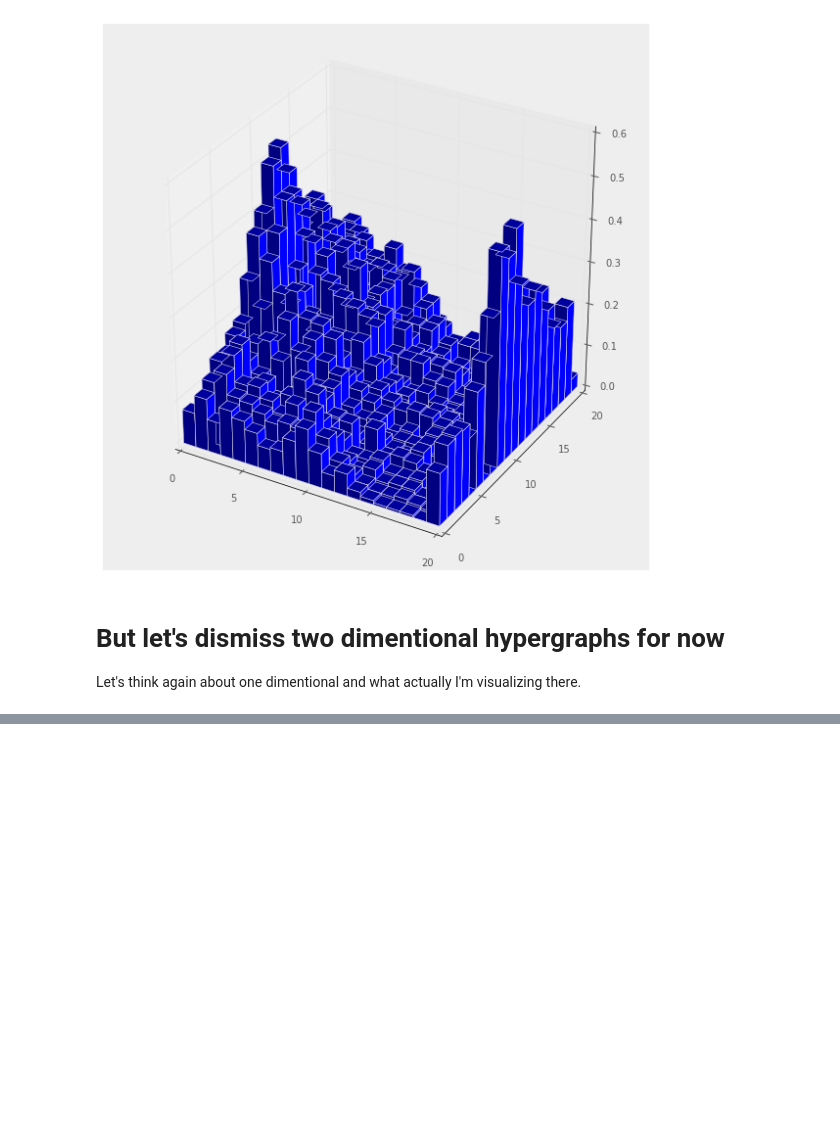
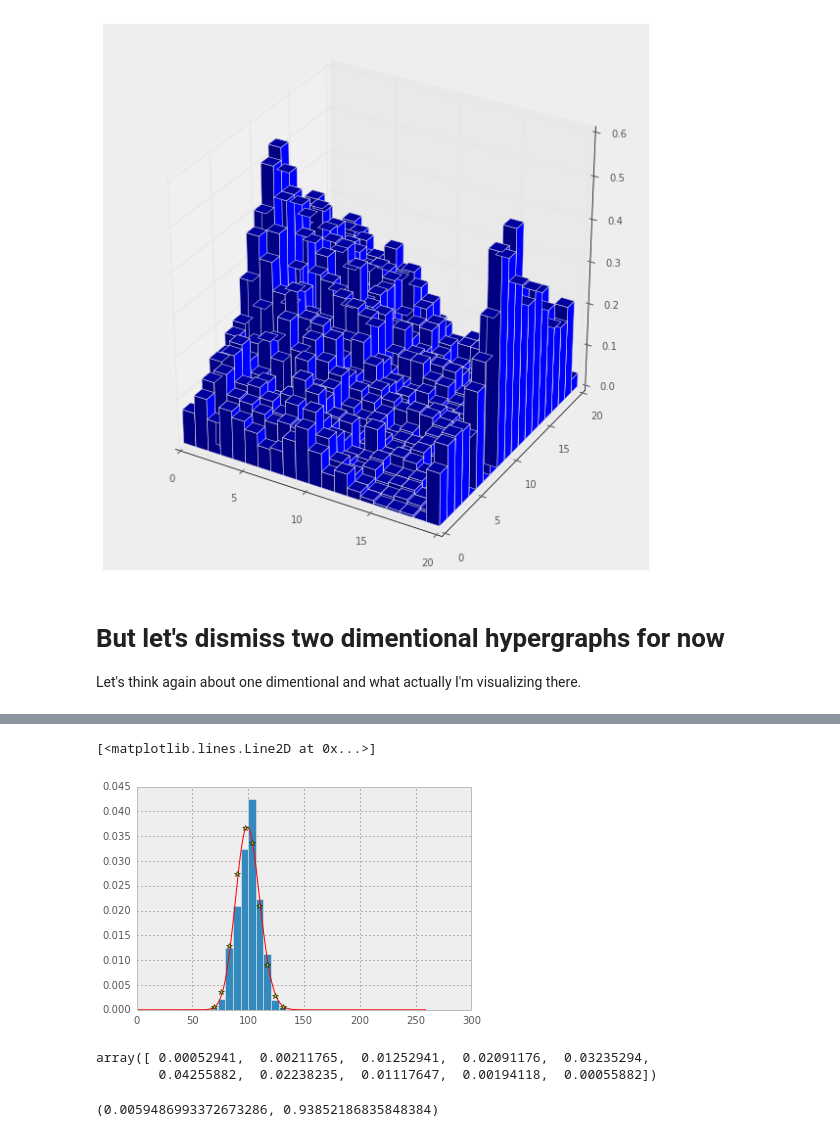
Before and after one commit to ilonajulczuk/hypergraph, a Jupyter notebook: notebooks/Random Walks.ipynb, the cells around one changed output, grey strips where cells are left out. Saved outputs shown, nothing was run; the diff lists cells and outputs as text; code cells hidden in the pictures; blank space fills up the shorter version.

Commit message:
Fiting and measuring fit of discrete distributions

```diff
--- a/notebooks/Random Walks.ipynb
+++ b/notebooks/Random Walks.ipynb
@@ -547,25 +546,0 @@ all_ys = print_random_walks()
-# %%
-from scipy.stats import binom
-from numpy import linspace
-from pylab import plot,show,hist,figure,title
-
-# picking 150 of from a normal distrubution
-# with mean 0 and standard deviation 1
-n = 150
-p = 0.5
-samp = binom.rvs(n, p)
-
-param = binom.fit(samp) # distribution fitting
-
-# now, param[0] and param[1] are the mean and
-# the standard deviation of the fitted distribution
-x = linspace(-5,5,100)
-# fitted distribution
-pdf_fitted = binom.pdf(x,loc=param[0])
-# original distribution
-pdf = binom.pdf(x)
-
-title('Normal distribution')
-plot(x,pdf_fitted,'r-',x,pdf,'b-')
-hist(samp,normed=1,alpha=.3)
-show()
@@ -687,0 +622,23 @@ nan
+# %%
+xs, bins, _ = plt.hist(X, bins=10, normed=True)
+plt.plot(np.arange(1, 260), ss.nbinom.pmf(np.arange(1, 260), np.round(P2[0]), P2[1], np.round(P2[2])), 'r-')
+
+predicted = ss.nbinom.pmf(np.arange(1, 260), np.round(P2[0]), P2[1], np.round(P2[2]))
+
+experimental = xs
+bin_width = bins[2] - bins[1]
+another_xs = []
+another_ys = []
+for x in range(10):
+    new_x = round(bins[x] + bin_width / 2)
+    another_xs.append(new_x)
+    another_ys.append(predicted[new_x])
+plt.plot(another_xs, another_ys, 'y*')
+# %% [output]
+[<matplotlib.lines.Line2D at 0x...>]
+[figure, added]
+# %%
+experimental
+# %% [output]
+array([ 0.00052941,  0.00211765,  0.01252941,  0.02091176,  0.03235294,
+        0.04255882,  0.02238235,  0.01117647,  0.00194118,  0.00055882])
@@ -687,0 +647,4 @@ nan
+# %%
+chisquare(xs, f_exp=another_ys, ddof=8)
+# %% [output]
+(0.0059486993372673286, 0.93852186835848384)
```
Also changed, not shown: parts of 9 cells of this notebook.
